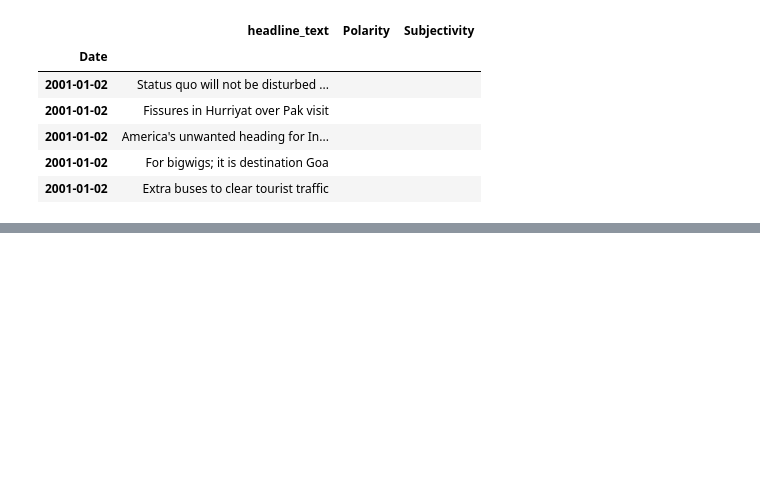
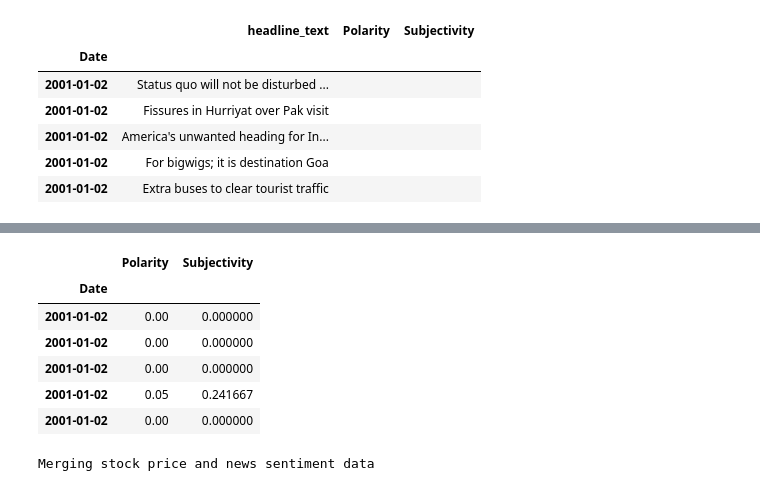
Before and after one commit to hossaintaufiq/StockPricePrediction, a Jupyter notebook: Stock_Price_Prediction.ipynb, the cells around one changed output, grey strips where cells are left out. Saved outputs shown, nothing was run; the diff lists cells and outputs as text; code cells hidden in the pictures; blank space fills up the shorter version.

```diff
--- a/Stock_Price_Prediction.ipynb
+++ b/Stock_Price_Prediction.ipynb
@@ -406,0 +442,11 @@ news_2023['Subjectivity'] = news_2023['headline_text'].apply(sentiment).apply(la
+# %%
+news_merged= news_merged.drop(columns= 'headline_text')
+news_merged.head()
+# %% [output]
+|  | Polarity | Subjectivity |
+| Date |  |  |
+| 2001-01-02 | 0.00 | 0.000000 |
+| 2001-01-02 | 0.00 | 0.000000 |
+| 2001-01-02 | 0.00 | 0.000000 |
+| 2001-01-02 | 0.05 | 0.241667 |
+| 2001-01-02 | 0.00 | 0.000000 |
@@ -406,0 +457,4 @@ news_2023['Subjectivity'] = news_2023['headline_text'].apply(sentiment).apply(la
+# %%
+print('Merging stock price and news sentiment data')
+# %% [output]
+Merging stock price and news sentiment data
```
Also changed, not shown: parts of 7 cells of this notebook, 1 other file.
